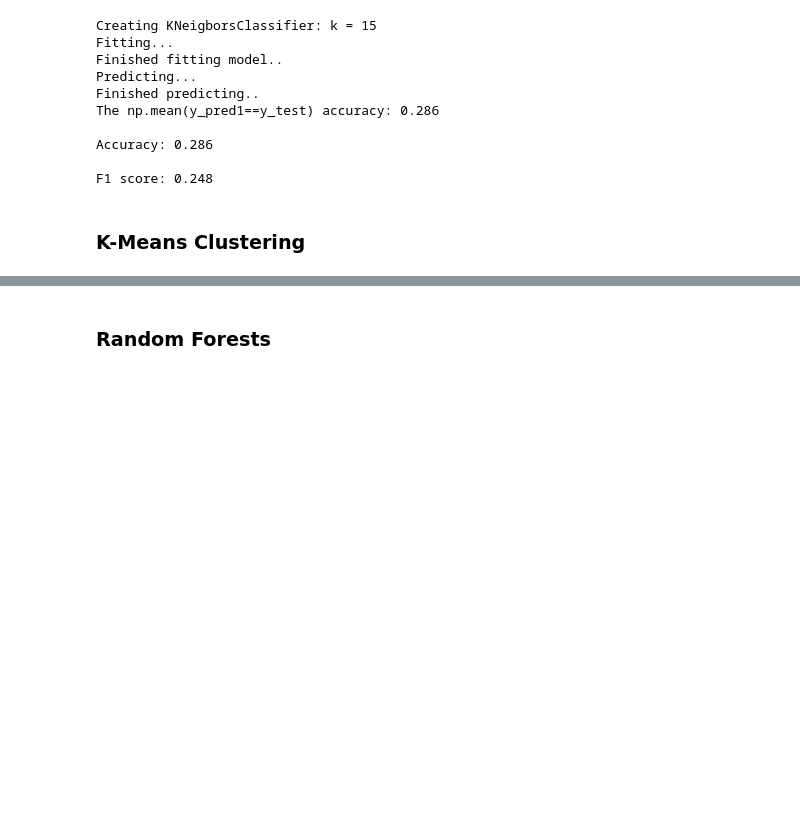
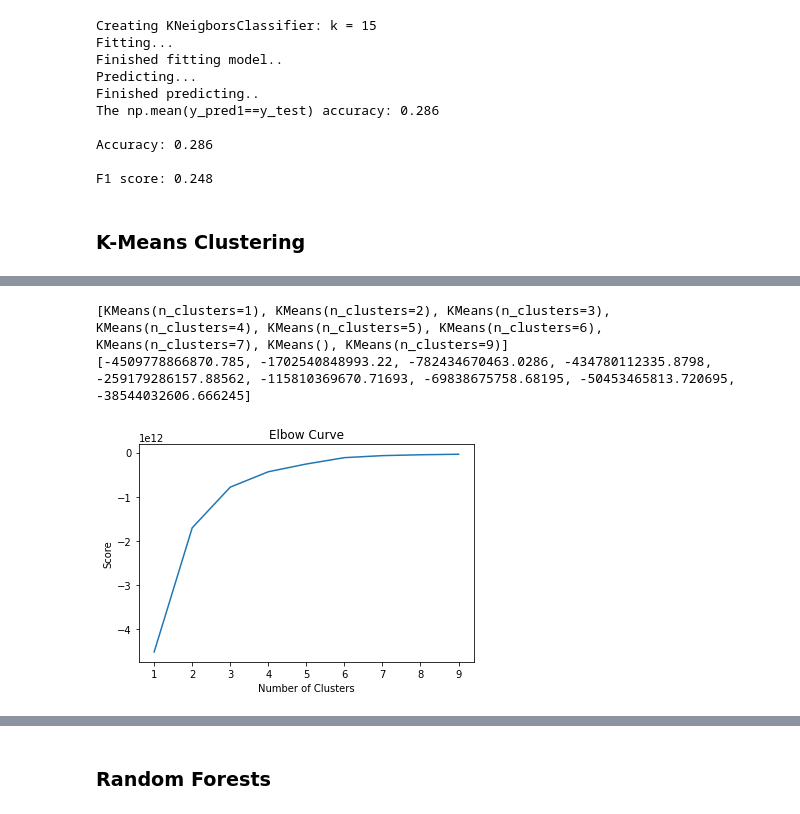
Before and after one commit to jimitbhalavat/CS435TermProject, a Jupyter notebook: TermProject.ipynb, the cells around one changed output, grey strips where cells are left out. Cells and saved outputs as stored; diff of their text form; code cells hidden in the pictures; blank space fills up the shorter version.

Commit message:
Mike's K-Means Clustering

```diff
--- a/TermProject.ipynb
+++ b/TermProject.ipynb
@@ -165,3 +162,22 @@ Accuracy: 0.286
 F1 score: 0.248
 # %% [markdown]
 ### K-Means Clustering
+# %%
+crimes = crimes_temp
+crimes['Date'] = pd.to_datetime(crimes.Date)
+crimes['date'] = [d.date() for d in crimes['Date']]
+crimes['time'] = [d.time() for d in crimes['Date']]
+
+crimes['time'] = crimes['time'].astype(str)
+empty_list = []
+for timestr in crimes['time'].tolist():
+    ftr = [3600,60,1]
+    var = sum([a*b for a,b in zip(ftr, map(int,timestr.split(':')))])
+    empty_list.append(var)
+
+crimes['seconds'] = empty_list
+# %%
+sub_data = crimes[['Ward', 'IUCR', 'District']]
+sub_data = sub_data.apply(lambda x:x.fillna(x.value_counts().index[0]))
+sub_data['IUCR'] = sub_data.IUCR.str.extract('(\d+)', expand=True).astype(int)
+sub_data.head()
@@ -167,0 +191,17 @@ F1 score: 0.248
+# %%
+N = range(1, 10)
+kmeans = [KMeans(n_clusters=i) for i in N]
+print(kmeans)
+score = [kmeans[i].fit(sub_data).score(sub_data) for i in range(len(kmeans))]
+print(score)
+# %% [output]
+[KMeans(n_clusters=1), KMeans(n_clusters=2), KMeans(n_clusters=3), KMeans(n_clusters=4), KMeans(n_clusters=5), KMeans(n_clusters=6), KMeans(n_clusters=7), KMeans(), KMeans(n_clusters=9)]
+[-4509778866870.785, -1702540848993.22, -782434670463.0286, -434780112335.8798, -259179286157.88562, -115810369670.71693, -69838675758.68195, -50453465813.720695, -38544032606.666245]
+# %%
+pl.plot(N,score)
+pl.xlabel('Number of Clusters')
+pl.ylabel('Score')
+pl.title('Elbow Curve')
+pl.show()
+# %% [output]
+[figure, added]
```
Also changed, not shown: parts of 14 cells of this notebook.
